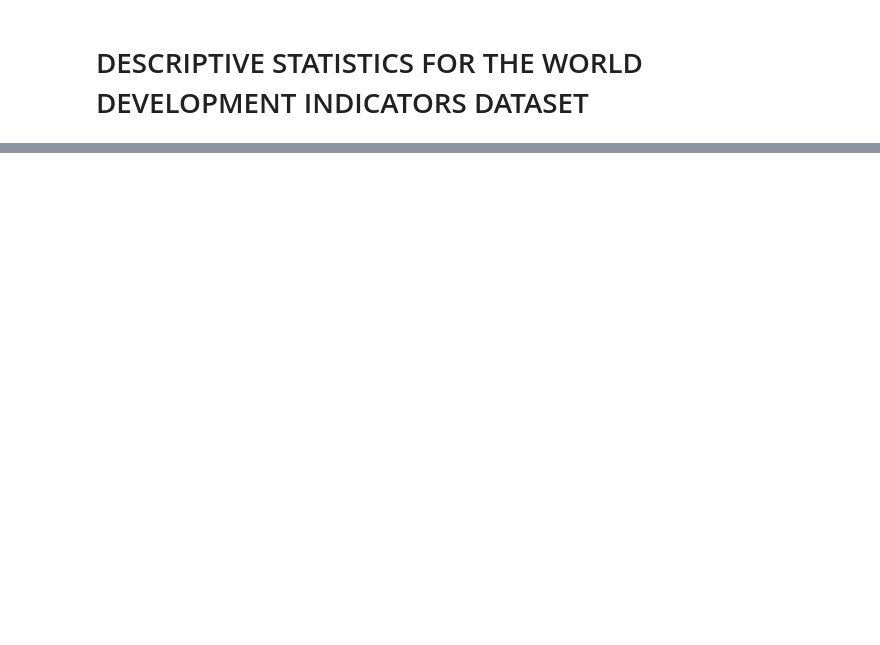
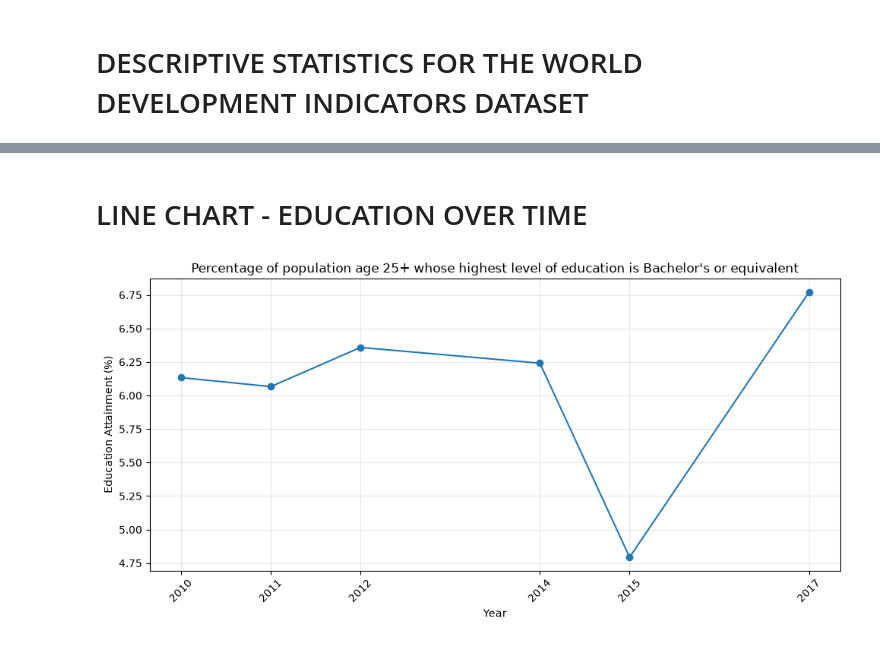
Before and after one commit to Sandile-Mzinyane/Python-World-Bank-Data-Analysis, a Jupyter notebook: Solution_Drivers.ipynb, the cells around one changed output, grey strips where cells are left out. Drawn from its saved outputs; the diff is of its cells as text; code cells hidden in the pictures; blank space fills up the shorter version.

```diff
--- a/Solution_Drivers.ipynb
+++ b/Solution_Drivers.ipynb
@@ -210,0 +209,2 @@ wdi_data[year_columns] = wdi_data.groupby('INDICATOR')[year_columns].transform(l
+# %%
+wdi_data_clean = wdi_data_melted.dropna(subset=['Value']).reset_index(drop=True)
@@ -210,0 +1031,19 @@ wdi_data[year_columns] = wdi_data.groupby('INDICATOR')[year_columns].transform(l
+# %%
+education_analysis = education_selected[
+    ["Year", "Value"]
+].rename(
+    columns={"Value": "Education_Value"}
+)
+
+wdi_analysis = wdi_selected[
+    ["Year", "Value"]
+].rename(
+    columns={"Value": "WDI_Value"}
+)
+# %%
+analysis_df = pd.merge(
+    education_analysis,
+    wdi_analysis,
+    on="Year",
+    how="inner"
+).sort_values("Year")
@@ -210,0 +1351,28 @@ wdi_data[year_columns] = wdi_data.groupby('INDICATOR')[year_columns].transform(l
+# %% [markdown]
+# LINE CHART - EDUCATION OVER TIME
+# %%
+plt.figure(figsize=(10, 5))
+
+plt.plot(
+    analysis_df["Year"],
+    analysis_df["Education_Value"],
+    marker="o"
+)
+
+plt.title(
+    "Percentage of population age 25+ whose highest level of education is Bachelor's or equivalent"
+)
+
+plt.xlabel("Year")
+plt.ylabel("Education Attainment (%)")
+
+plt.xticks(
+    analysis_df["Year"],
+    rotation=45
+)
+
+plt.grid(True, alpha=0.3)
+plt.tight_layout()
+plt.show()
+# %% [output]
+[figure, added]
```
Also changed, not shown: parts of 215 cells of this notebook.
